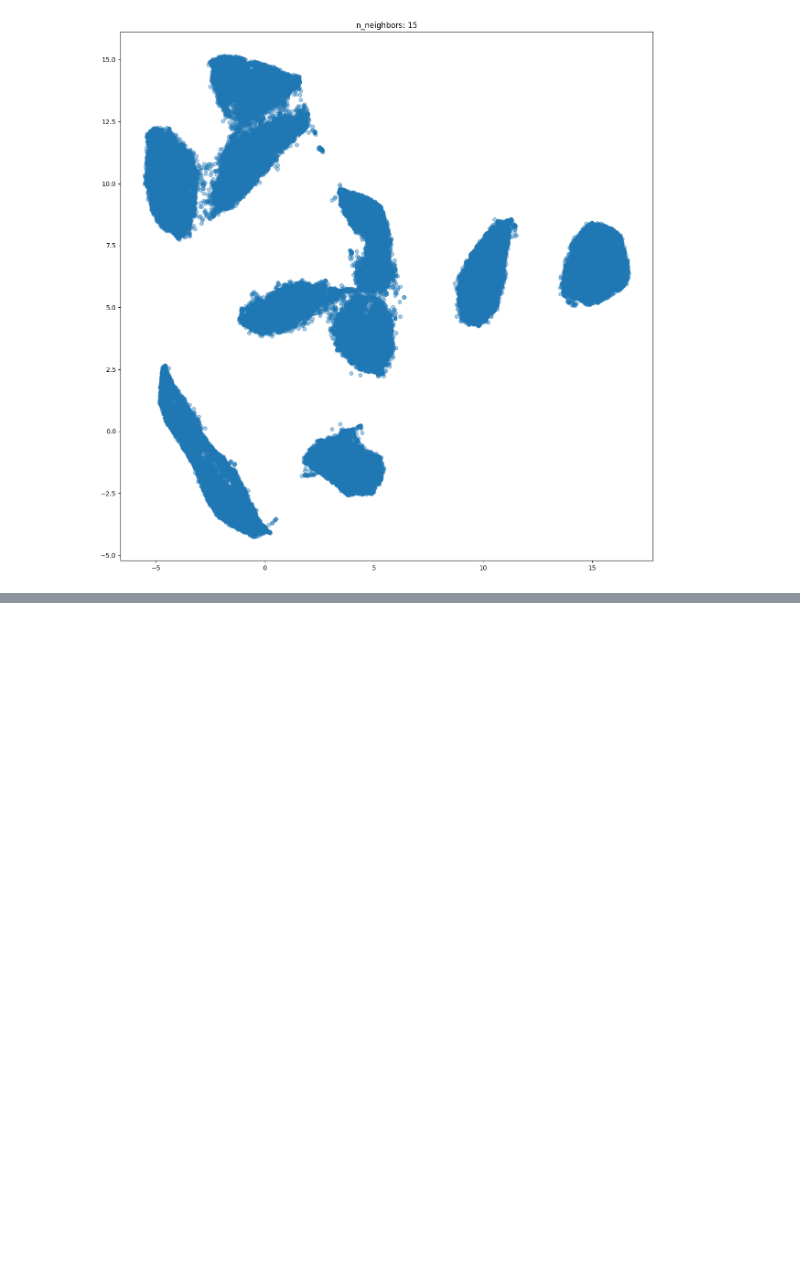
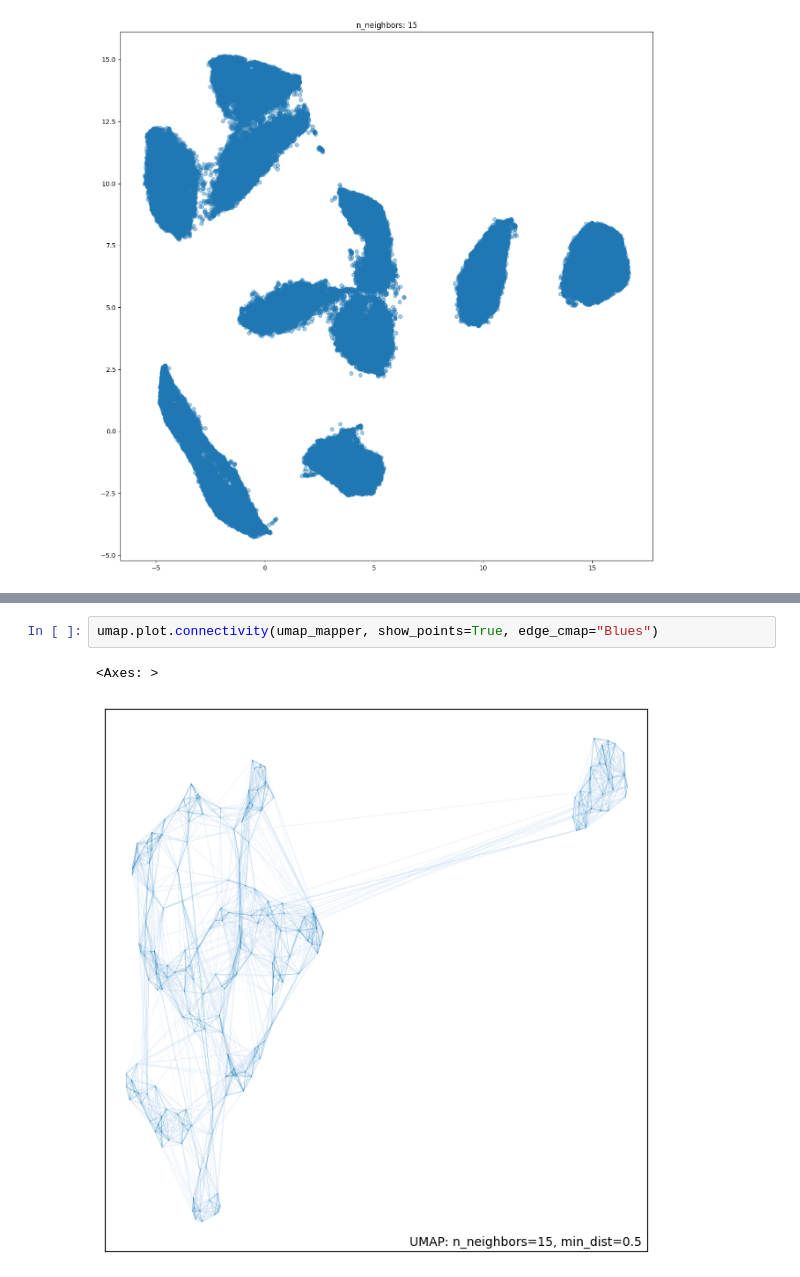
Before and after one commit to kohaupt/modDR, a Jupyter notebook: src/notebook/notebook.ipynb, the cells around one changed output, grey strips where cells are left out. Saved outputs shown, nothing was run; the diff lists cells and outputs as text; blank space fills up the shorter version.

```diff
--- a/src/notebook/notebook.ipynb
+++ b/src/notebook/notebook.ipynb
@@ -157,0 +295,5 @@ np.save(targetdir + 'umap_results.npy', umap_results[0][1])
+# %%
+umap.plot.connectivity(umap_mapper, show_points=True, edge_cmap="Blues")
+# %% [output]
+<Axes: >
+[figure, added]
```
Also changed, not shown: parts of 38 cells of this notebook, 2 other files.
